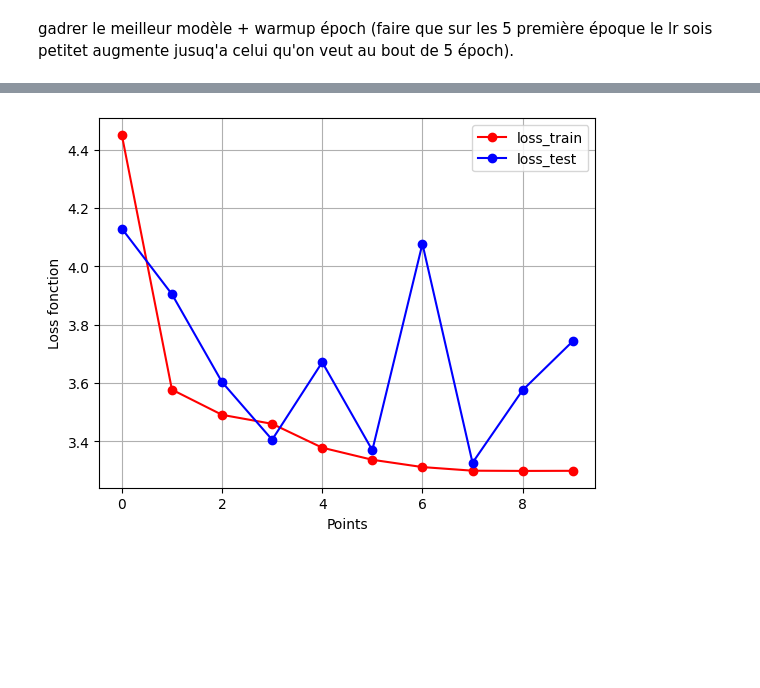
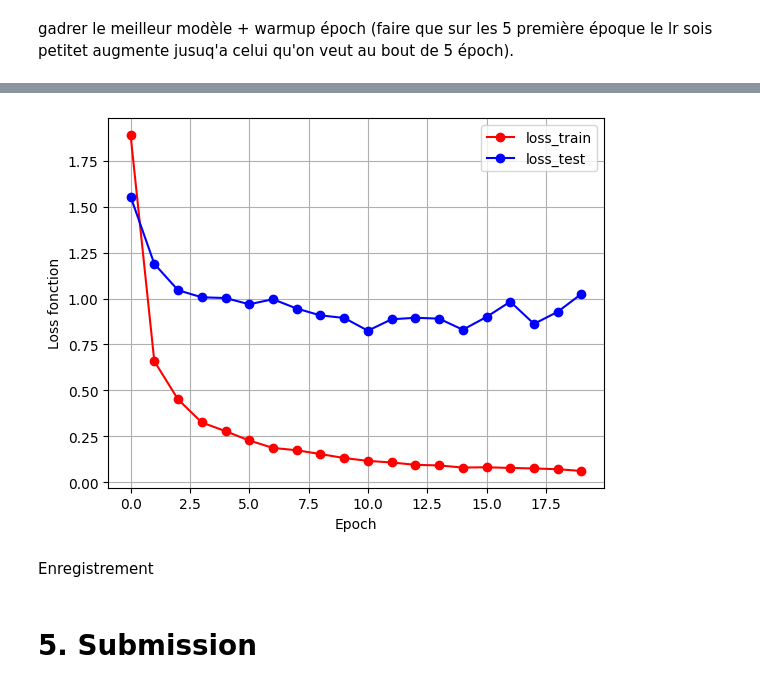
Before and after one commit to alextonon/Hackaton_abeilles_tigres, a Jupyter notebook: notebooks/training.ipynb, the cells around one changed output, grey strips where cells are left out. Drawn from its saved outputs; the diff is of its cells as text; code cells hidden in the pictures; blank space fills up the shorter version.

```diff
--- a/notebooks/training.ipynb
+++ b/notebooks/training.ipynb
@@ -19,10 +24,12 @@ from lib.data.data_augmentation import data_augmented_loader
 # %%
-batch_size = 64
+batch_size = 32
 
 num_classes = 50
 
 device = 'cuda' if torch.cuda.is_available() else 'cpu'
 
 lr= 0.01
-epochs = 10
-weight_decay = 0
+epochs = 20
+weight_decay = 0.00001
+
+dropout = 0.25
@@ -247,7 +354,11 @@ class ViTFineTune(nn.Module):
             param.requires_grad = True
 
         in_features = self.vit.heads.head.in_features
-        self.vit.heads.head = nn.Linear(in_features, num_classes)
+        # self.vit.heads.head = nn.Linear(in_features, num_classes)
+        self.vit.heads.head = nn.Sequential(
+            nn.Dropout(p=0.4),
+            nn.Linear(in_features, num_classes),
+        )
 
     def forward(self, x):
         return self.vit(x)
@@ -435,20 +458,20 @@ def training_CTC(device, lr, epochs, weight_decay, train_loader, val_loader, num
     """
 
     # Initialisation of the model, loss function and optimiser
-    # model = ViTFineTune(num_classes).to(device)
-    model = ResnetFineTune(num_classes).to(device)
+    model = ViTFineTune(num_classes).to(device)
+    # model = ResnetFineTune(num_classes).to(device)
     # model = EfficientnetFineTune(num_classes).to(device)
 
-    optimizer = optim.Adam(model.parameters(), lr=lr, weight_decay=weight_decay)
+    optimizer = optim.AdamW(model.parameters(), lr=lr, weight_decay=weight_decay)
     criterion = nn.CrossEntropyLoss()
     # criterion = DiceLoss()
 
-    scheduler = torch.optim.lr_scheduler.ReduceLROnPlateau(
-        optimizer,
-        mode='min',
-        factor=0.5,
-        patience=3
-    )
+    # scheduler = torch.optim.lr_scheduler.ReduceLROnPlateau(
+    #     optimizer,
+    #     mode='min',
+    #     factor=0.5,
+    #     patience=3
+    # )
 
     # scheduler = torch.optim.lr_scheduler.CosineAnnealingLR(
     #     optimizer,
@@ -515,7 +538,7 @@ def training_CTC(device, lr, epochs, weight_decay, train_loader, val_loader, num
 
         loss_val.append(avg_val_loss) # At each epoch, we add the mean loss of all the validation data
 
-        scheduler.step(avg_val_loss)
+        # scheduler.step(avg_val_loss)
 
 
 
@@ -551,13 +578,15 @@ Epoch 9/10 - Loss: 2.0455 - Val Loss: 1.7119 - F1: 0.3910
 # %%
 plt.plot(loss_train, 'r' , marker='o', linestyle='-', label = 'loss_train')
 plt.plot(loss_val, 'b' , marker='o', linestyle='-', label = 'loss_test')
-plt.xlabel('Points')
+plt.xlabel('Epoch')
 plt.ylabel('Loss fonction')
 plt.grid()
 plt.legend()
 plt.show()
 # %% [output]
-[figure, old version]
+[figure, new version]
+# %% [markdown]
+Enregistrement
 # %%
 # Put the model in eval mode
 model = model.cpu().eval()
@@ -570,3 +599,5 @@ scripted_model.save("model_resnet18_data_augmentation_sceduleur.pt")
+# %% [markdown]
+# **5. Submission**
 # %%
 def submission(model, X_test):
     pred = []
```
Also changed, not shown: parts of 25 cells of this notebook, 1 other file.
